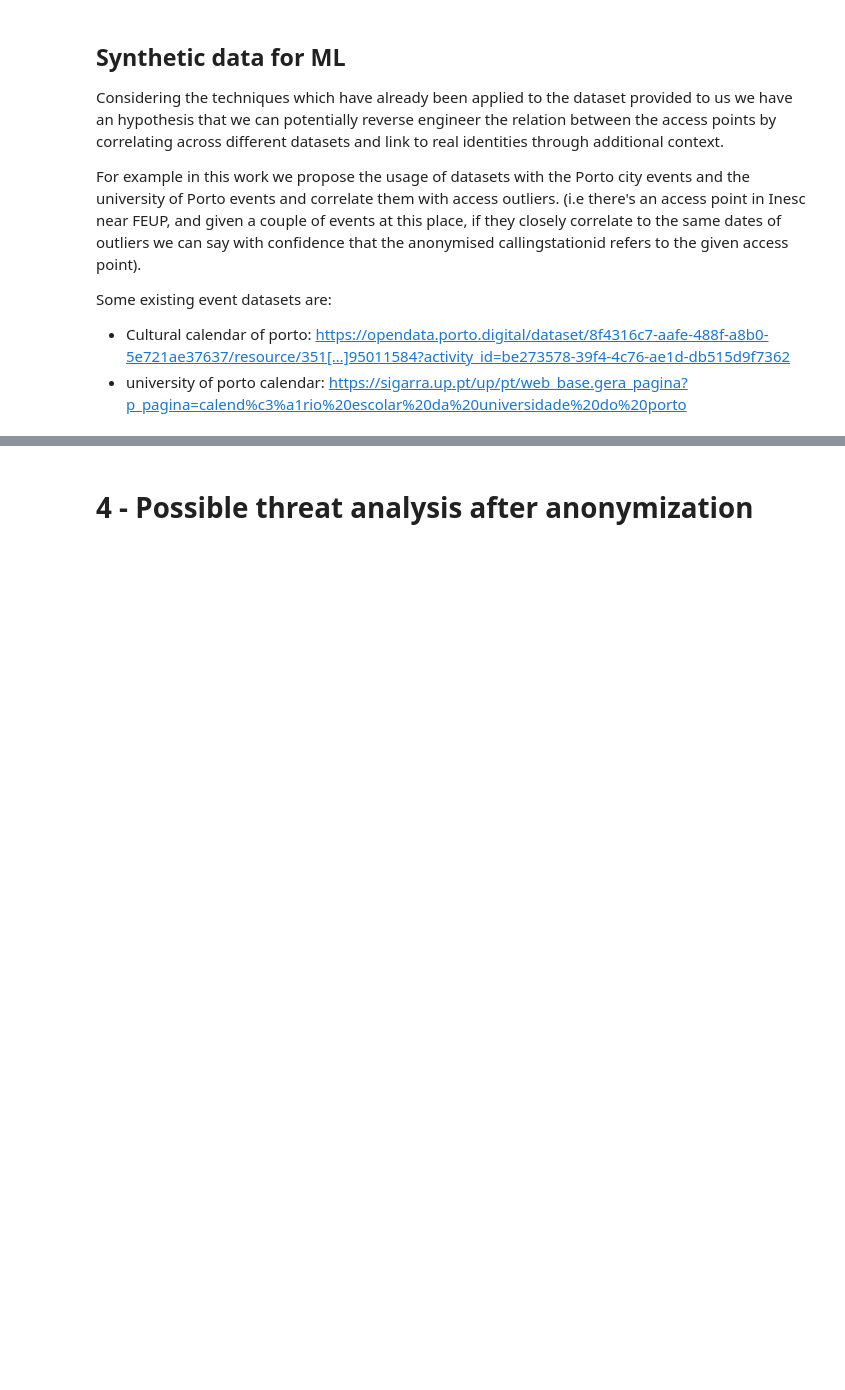
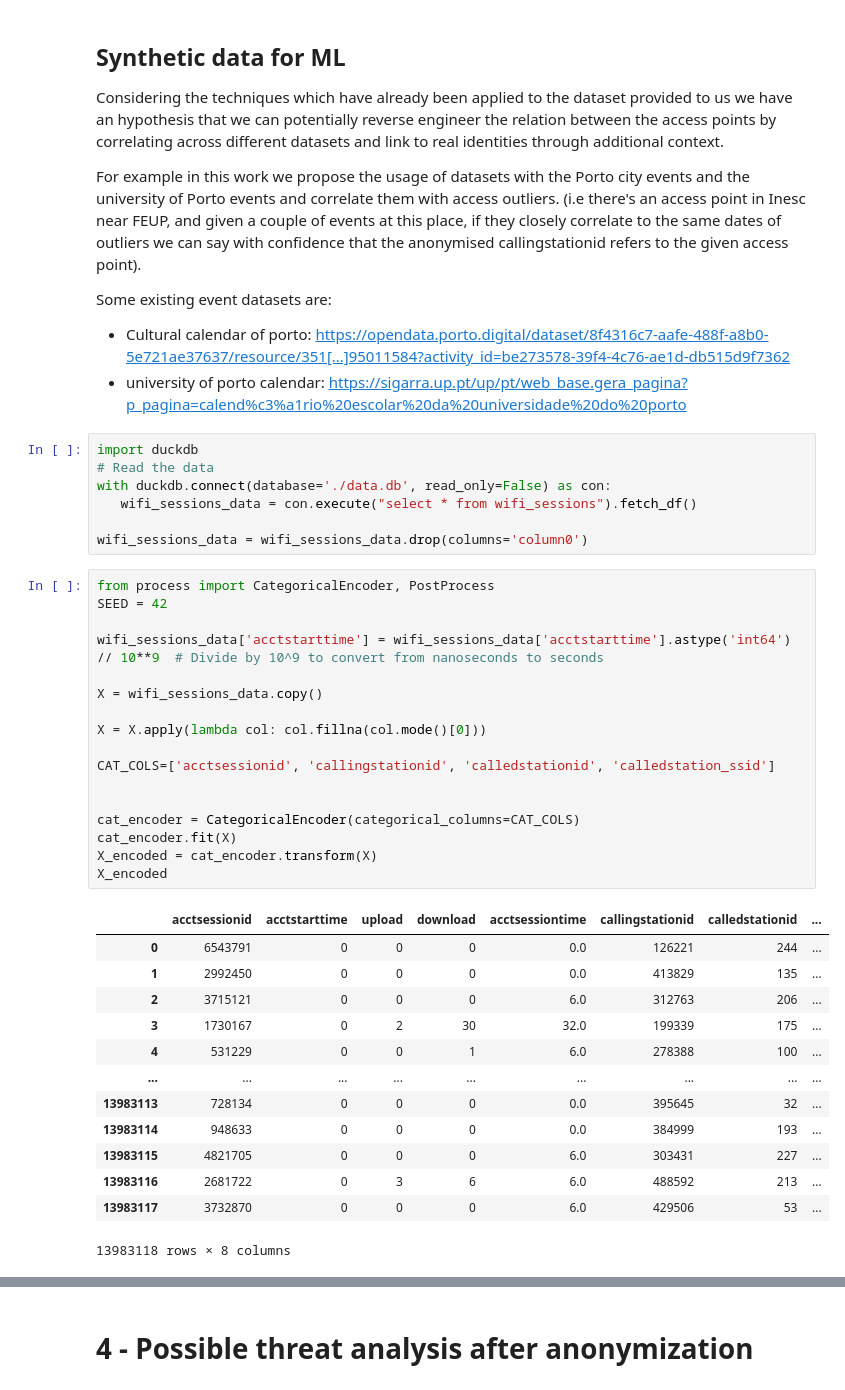
Before and after one commit to Cabeda/hackacity, a Jupyter notebook: [TEAM PLICity] Hackacity 2024 - Notebook.ipynb, the cells around one changed output, grey strips where cells are left out. Drawn from its saved outputs; the diff is of its cells as text; blank space fills up the shorter version.

```diff
--- a/[TEAM PLICity] Hackacity 2024 - Notebook.ipynb
+++ b/[TEAM PLICity] Hackacity 2024 - Notebook.ipynb
@@ -155,3 +155,41 @@ For example in this work we propose the usage of datasets with the Porto city ev
 Some existing event datasets are:
 - Cultural calendar of porto: https://opendata.porto.digital/dataset/8f4316c7-aafe-488f-a8b0-5e721ae37637/resource/351[…]95011584?activity_id=be273578-39f4-4c76-ae1d-db515d9f7362
 - university of porto calendar: https://sigarra.up.pt/up/pt/web_base.gera_pagina?p_pagina=calend%c3%a1rio%20escolar%20da%20universidade%20do%20porto
+# %%
+import duckdb
+# Read the data
+with duckdb.connect(database='./data.db', read_only=False) as con:
+   wifi_sessions_data = con.execute("select * from wifi_sessions").fetch_df()
+
+wifi_sessions_data = wifi_sessions_data.drop(columns='column0')
+# %%
+from process import CategoricalEncoder, PostProcess
+SEED = 42
+
+wifi_sessions_data['acctstarttime'] = wifi_sessions_data['acctstarttime'].astype('int64') // 10**9  # Divide by 10^9 to convert from nanoseconds to seconds
+
+X = wifi_sessions_data.copy()
+
+X = X.apply(lambda col: col.fillna(col.mode()[0]))
+
+CAT_COLS=['acctsessionid', 'callingstationid', 'calledstationid', 'calledstation_ssid']
+
+
+cat_encoder = CategoricalEncoder(categorical_columns=CAT_COLS)
+cat_encoder.fit(X)
+X_encoded = cat_encoder.transform(X)
+X_encoded
+# %% [output]
+|  | acctsessionid | acctstarttime | upload | download | acctsessiontime | callingstationid | calledstationid | ... |
+| 0 | 6543791 | 0 | 0 | 0 | 0.0 | 126221 | 244 | ... |
+| 1 | 2992450 | 0 | 0 | 0 | 0.0 | 413829 | 135 | ... |
+| 2 | 3715121 | 0 | 0 | 0 | 6.0 | 312763 | 206 | ... |
+| 3 | 1730167 | 0 | 2 | 30 | 32.0 | 199339 | 175 | ... |
+| 4 | 531229 | 0 | 0 | 1 | 6.0 | 278388 | 100 | ... |
+| ... | ... | ... | ... | ... | ... | ... | ... | ... |
+| 13983113 | 728134 | 0 | 0 | 0 | 0.0 | 395645 | 32 | ... |
+| 13983114 | 948633 | 0 | 0 | 0 | 0.0 | 384999 | 193 | ... |
+| 13983115 | 4821705 | 0 | 0 | 0 | 6.0 | 303431 | 227 | ... |
+| 13983116 | 2681722 | 0 | 3 | 6 | 6.0 | 488592 | 213 | ... |
+| 13983117 | 3732870 | 0 | 0 | 0 | 6.0 | 429506 | 53 | ... |
+13983118 rows × 8 columns
```
Also changed, not shown: parts of 5 cells of this notebook.
